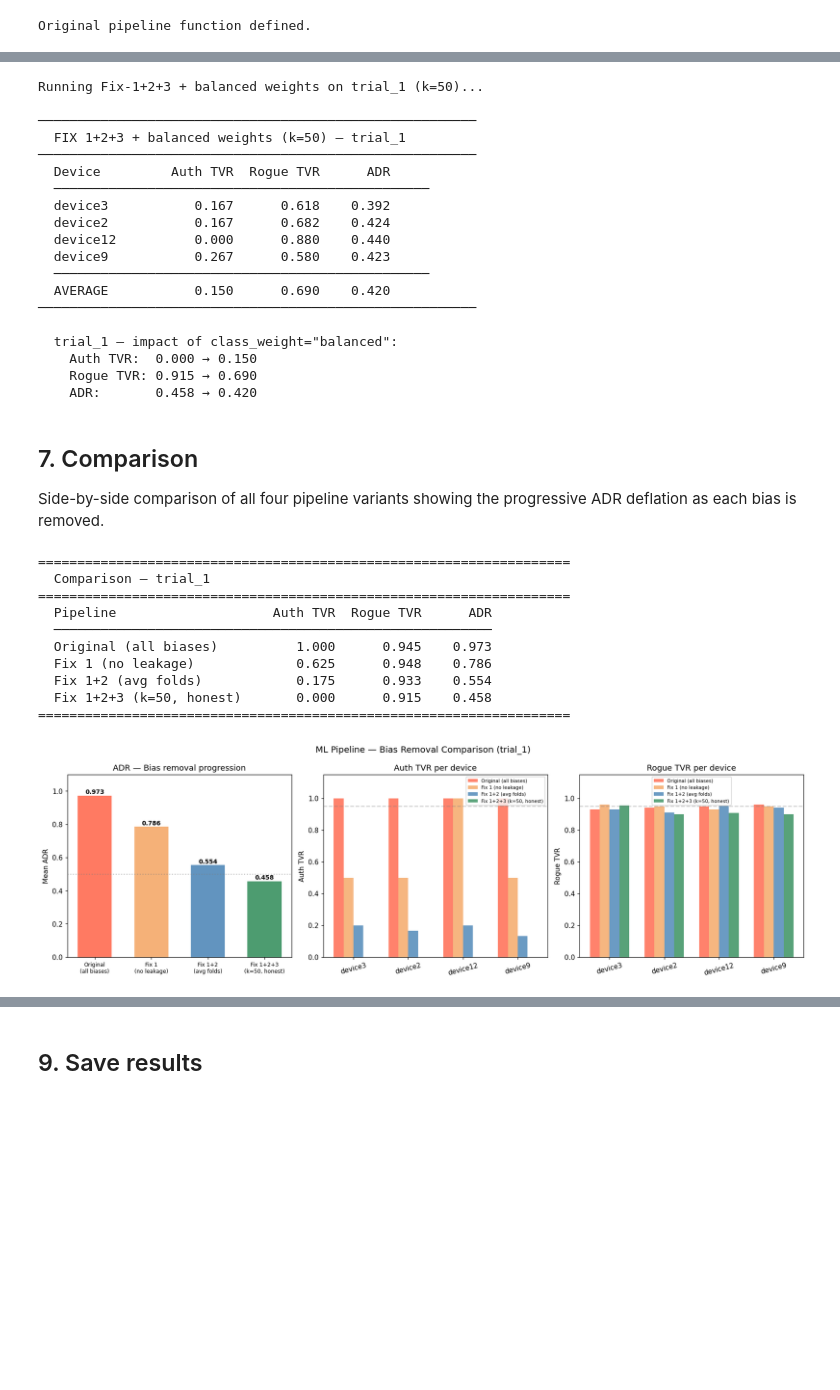
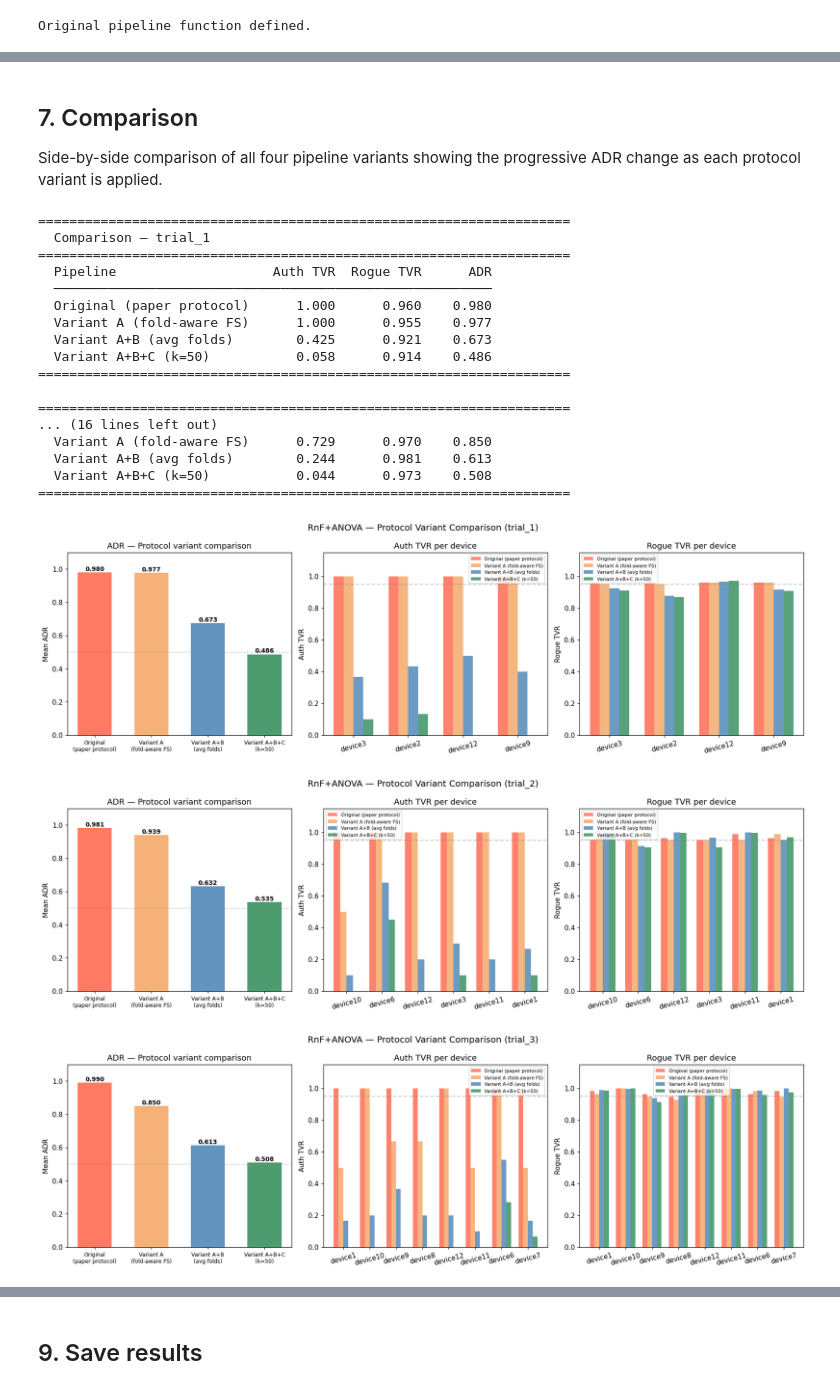
Before and after one commit to Karma39/Advanced-Security, a Jupyter notebook: notebooks/01_ml_baseline.ipynb, the cells around one changed output, grey strips where cells are left out. Cells and saved outputs as stored; diff of their text form; code cells hidden in the pictures; blank space fills up the shorter version.

```diff
--- a/notebooks/01_ml_baseline.ipynb
+++ b/notebooks/01_ml_baseline.ipynb
@@ -815,57 +790,22 @@ Fix 1+2+3 + balanced weights pipeline defined.
-# %%
-balanced_results = {}
-for trial_name in TRIALS_TO_RUN:
-    print(f'\nRunning Fix-1+2+3 + balanced weights on {trial_name} (k={K_FIXED})...')
-    res = run_fix1_2_3_balanced(X, y, device_id_mapping, TRIALS_INFO[trial_name])
-    balanced_results[trial_name] = res
-    print_results(res, f'FIX 1+2+3 + balanced weights (k={K_FIXED}) — {trial_name}')
-
-for trial_name in TRIALS_TO_RUN:
-    s_unbal = summarise(fix123_results[trial_name])
-    s_bal   = summarise(balanced_results[trial_name])
-    print(f'\n  {trial_name} — impact of class_weight="balanced":')
-    print(f'    Auth TVR:  {s_unbal["mean_auth_tvr"]:.3f} → {s_bal["mean_auth_tvr"]:.3f}')
-    print(f'    Rogue TVR: {s_unbal["mean_rogue_tvr"]:.3f} → {s_bal["mean_rogue_tvr"]:.3f}')
-    print(f'    ADR:       {s_unbal["mean_adr"]:.3f} → {s_bal["mean_adr"]:.3f}')
-# %% [output]
-Running Fix-1+2+3 + balanced weights on trial_1 (k=50)...
-
-────────────────────────────────────────────────────────
-  FIX 1+2+3 + balanced weights (k=50) — trial_1
-────────────────────────────────────────────────────────
-  Device         Auth TVR  Rogue TVR      ADR
-  ────────────────────────────────────────────────
-  device3           0.167      0.618    0.392
-  device2           0.167      0.682    0.424
-  device12          0.000      0.880    0.440
-  device9           0.267      0.580    0.423
-  ────────────────────────────────────────────────
-  AVERAGE           0.150      0.690    0.420
-────────────────────────────────────────────────────────
-
-  trial_1 — impact of class_weight="balanced":
-    Auth TVR:  0.000 → 0.150
-    Rogue TVR: 0.915 → 0.690
-    ADR:       0.458 → 0.420
 # %% [markdown]
 ## 7. Comparison
 
 Side-by-side comparison of all four pipeline variants showing the progressive
-ADR deflation as each bias is removed.
+ADR change as each protocol variant is applied.
 # %%
 pipeline_labels = [
-    'Original\n(all biases)',
-    'Fix 1\n(no leakage)',
-    'Fix 1+2\n(avg folds)',
-    f'Fix 1+2+3\n(k={K_FIXED}, honest)',
+    'Original\n(paper protocol)',
+    'Variant A\n(fold-aware FS)',
+    'Variant A+B\n(avg folds)',
+    f'Variant A+B+C\n(k={K_FIXED})',
 ]
 
 for trial_name in TRIALS_TO_RUN:
     all_variants = [
         original_results[trial_name],
-        fix1_results[trial_name],
-        fix12_results[trial_name],
-        fix123_results[trial_name],
+        variant_a_results[trial_name],
+        variant_ab_results[trial_name],
+        variant_abc_results[trial_name],
     ]
 
     summaries = [summarise(r) for r in all_variants]
@@ -885,20 +825,27 @@ for trial_name in TRIALS_TO_RUN:
 ====================================================================
   Pipeline                    Auth TVR  Rogue TVR      ADR
   ────────────────────────────────────────────────────────
-  Original (all biases)          1.000      0.945    0.973
-  Fix 1 (no leakage)             0.625      0.948    0.786
-  Fix 1+2 (avg folds)            0.175      0.933    0.554
-  Fix 1+2+3 (k=50, honest)       0.000      0.915    0.458
+  Original (paper protocol)      1.000      0.960    0.980
+  Variant A (fold-aware FS)      1.000      0.955    0.977
+  Variant A+B (avg folds)        0.425      0.921    0.673
+  Variant A+B+C (k=50)           0.058      0.914    0.486
 ====================================================================
+
+====================================================================
+... (16 lines left out)
+  Variant A (fold-aware FS)      0.729      0.970    0.850
+  Variant A+B (avg folds)        0.244      0.981    0.613
+  Variant A+B+C (k=50)           0.044      0.973    0.508
+====================================================================
 # %%
 colors = ['tomato', 'sandybrown', 'steelblue', 'seagreen']
 
 for trial_name in TRIALS_TO_RUN:
     all_variants = [
         original_results[trial_name],
-        fix1_results[trial_name],
-        fix12_results[trial_name],
-        fix123_results[trial_name],
+        variant_a_results[trial_name],
+        variant_ab_results[trial_name],
+        variant_abc_results[trial_name],
     ]
     summaries = [summarise(r) for r in all_variants]
     devices   = list(all_variants[0].keys())
@@ -912,7 +859,7 @@ for trial_name in TRIALS_TO_RUN:
     axes[0].set_xticklabels(pipeline_labels, fontsize=8)
     axes[0].set_ylim(0, 1.1)
     axes[0].set_ylabel('Mean ADR')
-    axes[0].set_title('ADR — Bias removal progression')
+    axes[0].set_title('ADR — Protocol variant comparison')
     axes[0].axhline(0.5, color='gray', linestyle=':', alpha=0.5, label='random')
     for bar, v in zip(bars, adrs):
         axes[0].text(bar.get_x() + bar.get_width()/2, v + 0.01,
@@ -922,33 +869,35 @@ for trial_name in TRIALS_TO_RUN:
     x = np.arange(len(devices))
     width = 0.18
     for i, (variant, label, color) in enumerate(zip(all_variants, pipeline_labels, colors)):
         vals = [variant[d]['auth_tvr'] for d in devices]
         axes[1].bar(x + (i - 1.5) * width, vals, width, label=label.replace('\n', ' '),
                     color=color, alpha=0.8)
     axes[1].set_xticks(x)
     axes[1].set_xticklabels(devices, rotation=15)
     axes[1].set_ylim(0, 1.15)
     axes[1].set_ylabel('Auth TVR')
     axes[1].set_title('Auth TVR per device')
     axes[1].axhline(0.95, color='gray', linestyle='--', alpha=0.4)
     axes[1].legend(fontsize=7)
 
     # Plot 3: per-device Rogue TVR across pipelines
     for i, (variant, label, color) in enumerate(zip(all_variants, pipeline_labels, colors)):
         vals = [variant[d]['rogue_tvr'] for d in devices]
         axes[2].bar(x + (i - 1.5) * width, vals, width, label=label.replace('\n', ' '),
                     color=color, alpha=0.8)
     axes[2].set_xticks(x)
     axes[2].set_xticklabels(devices, rotation=15)
     axes[2].set_ylim(0, 1.15)
     axes[2].set_ylabel('Rogue TVR')
     axes[2].set_title('Rogue TVR per device')
     axes[2].axhline(0.95, color='gray', linestyle='--', alpha=0.4)
     axes[2].legend(fontsize=7)
 
-    plt.suptitle(f'ML Pipeline — Bias Removal Comparison ({trial_name})', fontsize=13)
+    plt.suptitle(f'RnF+ANOVA — Protocol Variant Comparison ({trial_name})', fontsize=13)
     plt.tight_layout()
     plt.show()
 # %% [output]
-[figure, old version]
+[figure, new version]
+[figure, added]
+[figure, added]
 # %% [markdown]
```
Also changed, not shown: parts of 29 cells of this notebook, 40 other files.
